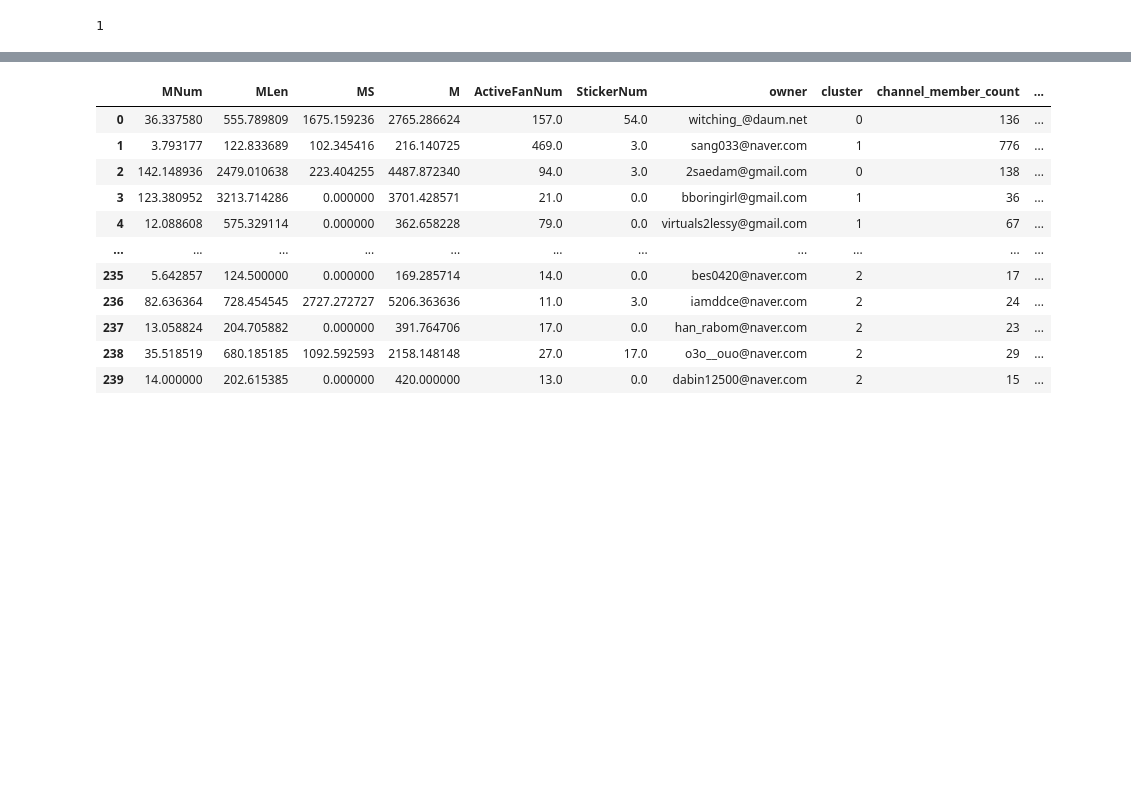
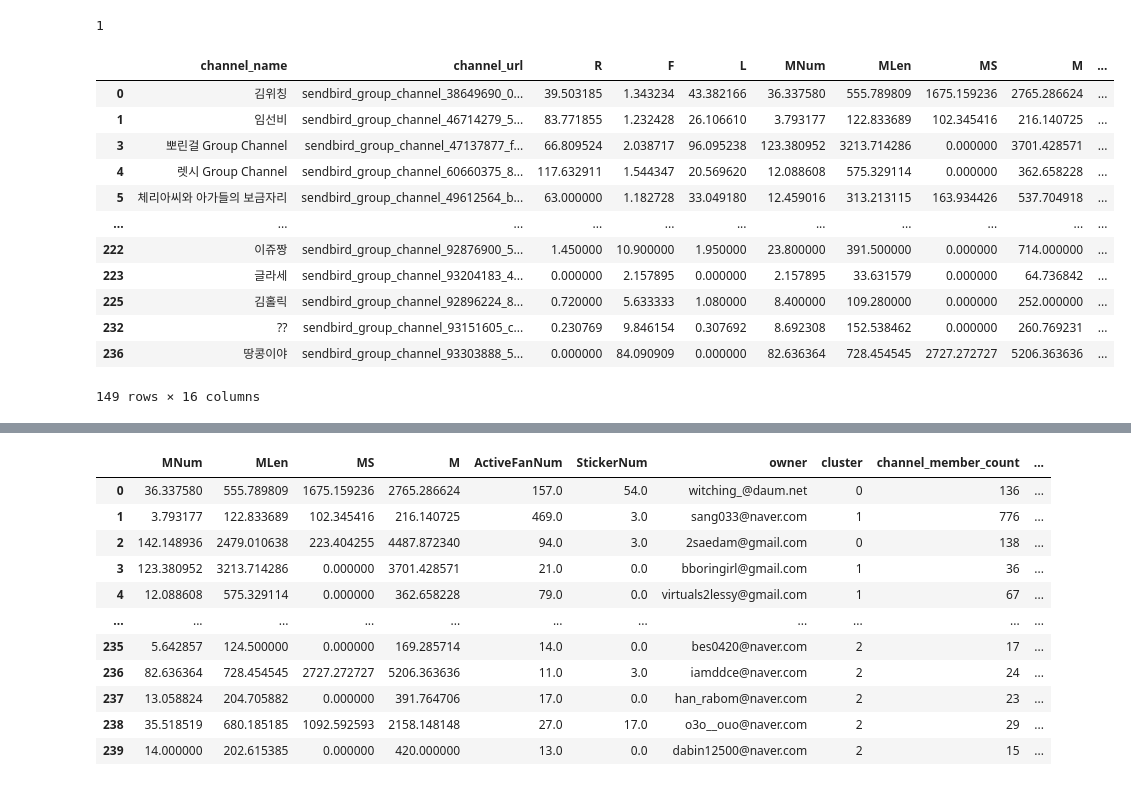
Before and after one commit to bhkwon89/Chat_analysis, a Jupyter notebook: cp2_test.ipynb, the cells around one changed output, grey strips where cells are left out. Cells and saved outputs as stored; diff of their text form; code cells hidden in the pictures; blank space fills up the shorter version.

```diff
--- a/cp2_test.ipynb
+++ b/cp2_test.ipynb
@@ -232,0 +301,5 @@ array(['https://cdn.fancim.me/uploads/fancimm/sticker/test/test2.jpg',
+# %%
+for i in df_chat[df_chat['message'].str.contains('님이 나갔습니다.')].index:
+  df_chat.loc[i, '탈퇴한 날짜'] = df_chat['created_at'][i]
+# %%
+df_chat['YMDH'] = df_chat['year'] * 1000000 + df_chat['month'] * 10000 + df_chat['day'] * 100 + df_chat['hour']
@@ -278,12 +373,18 @@ def GetRFMdataFromUser(dfByUser):
   MLen = len(''.join(dfByUser[dfByUser['new_type'] == 'MESG']['message']))
   MS = dfByUser['price'].sum()
   M = MS + 30 * MNum
+  Out = False
+  #print(dfByUser['message'].str.contains('님이 나갔습니다.'))
+
+  if True in list(dfByUser['message'].str.contains('님이 나갔습니다.')):
+
+    Out = True
 
   #M = MLen +
   # L : 얼마나 이 방에 오래 있었는가 ( 최근 메시지 날짜 - 첫 메시지 날짜 )
   # MNum : 채팅 친 회수, MLen : 전체 메세지 길이, MS : 스티커 가격
   # M : 채팅 횟수 * 30(원) + 도네 가격
-  return R, F, L, MNum, MLen, MS, M
+  return R, F, L, MNum, MLen, MS, M, Out
 
 # 데이터의 시간별 분포 (입력으로 전체, 방, 유저 뭘 넣어도 상관없음)
 def GetMessageByTheTimeFromAny(df):
@@ -455,12 +556,12 @@ for dfByRoom in listDfByRoom:
 
   listDfByUser = GetListUserDataframeFromRoom(dfByRoom)
 
-  SUM = {'R':0, 'F':0, 'L':0, 'MNum':0, 'MLen':0, 'MS':0, 'M':0}
+  SUM = {'R':0, 'F':0, 'L':0, 'MNum':0, 'MLen':0, 'MS':0, 'M':0, 'Out' : 0}
 
 
   for dfByUser in listDfByUser:
 
-    R, F, L, MNum, MLen, MS, M = GetRFMdataFromUser(dfByUser)
+    R, F, L, MNum, MLen, MS, M, Out = GetRFMdataFromUser(dfByUser)
     SUM['R'] += R
     SUM['F'] += F
     SUM['L'] += L
@@ -468,6 +569,8 @@ for dfByRoom in listDfByRoom:
     SUM['MLen'] += MLen
     SUM['MS'] += MS
     SUM['M'] += M
+    if Out == True:
+      SUM['Out'] += 1
 
     df_tmp2 = pd.DataFrame({'channel_name' : [dfByUser.iloc[0, 0]],
                          'channel_url' : [dfByUser.iloc[0, 1]],
@@ -510,7 +613,8 @@ for dfByRoom in listDfByRoom:
                          'M' :[average_M],
                          'ActiveFanNum' : [len(listDfByUser)],
                          'StickerNum' : [len(dfByRoom[dfByRoom['new_type']=='STICKER'])],
-                         'owner' : [dfByRoom.iloc[0, 17]]
+                         'owner' : [dfByRoom.iloc[0, 17]],
+                         'OutNum' : [SUM['Out']]
                          }
                         )
   dfRfmByRoomOnlyFan = dfRfmByRoomOnlyFan.append(df_tmp)
@@ -549,3 +653,19 @@ dfRfmByFan_Room.to_csv('/content/drive/MyDrive/cp2/fan-room_RFM_open.csv')
 print(count_NoFanRoom)
 # %% [output]
 1
+# %%
+dfRfmByRoomOnlyFan[dfRfmByRoomOnlyFan['OutNum']>0]
+# %% [output]
+|  | channel_name | channel_url | R | F | L | MNum | MLen | MS | M | ... |
+| 0 | 김위칭 | sendbird_group_channel_38649690_0... | 39.503185 | 1.343234 | 43.382166 | 36.337580 | 555.789809 | 1675.159236 | 2765.286624 | ... |
+| 1 | 임선비 | sendbird_group_channel_46714279_5... | 83.771855 | 1.232428 | 26.106610 | 3.793177 | 122.833689 | 102.345416 | 216.140725 | ... |
+| 3 | 뽀린걸 Group Channel | sendbird_group_channel_47137877_f... | 66.809524 | 2.038717 | 96.095238 | 123.380952 | 3213.714286 | 0.000000 | 3701.428571 | ... |
+| 4 | 렛시 Group Channel | sendbird_group_channel_60660375_8... | 117.632911 | 1.544347 | 20.569620 | 12.088608 | 575.329114 | 0.000000 | 362.658228 | ... |
+| 5 | 체리아씨와 아가들의 보금자리 | sendbird_group_channel_49612564_b... | 63.000000 | 1.182728 | 33.049180 | 12.459016 | 313.213115 | 163.934426 | 537.704918 | ... |
+| ... | ... | ... | ... | ... | ... | ... | ... | ... | ... | ... |
+| 222 | 이쥬짱 | sendbird_group_channel_92876900_5... | 1.450000 | 10.900000 | 1.950000 | 23.800000 | 391.500000 | 0.000000 | 714.000000 | ... |
+| 223 | 글라세 | sendbird_group_channel_93204183_4... | 0.000000 | 2.157895 | 0.000000 | 2.157895 | 33.631579 | 0.000000 | 64.736842 | ... |
+| 225 | 김홀릭 | sendbird_group_channel_92896224_8... | 0.720000 | 5.633333 | 1.080000 | 8.400000 | 109.280000 | 0.000000 | 252.000000 | ... |
+| 232 | ?? | sendbird_group_channel_93151605_c... | 0.230769 | 9.846154 | 0.307692 | 8.692308 | 152.538462 | 0.000000 | 260.769231 | ... |
+| 236 | 땅콩이야 | sendbird_group_channel_93303888_5... | 0.000000 | 84.090909 | 0.000000 | 82.636364 | 728.454545 | 2727.272727 | 5206.363636 | ... |
+149 rows × 16 columns
```
Also changed, not shown: parts of 27 cells of this notebook.
